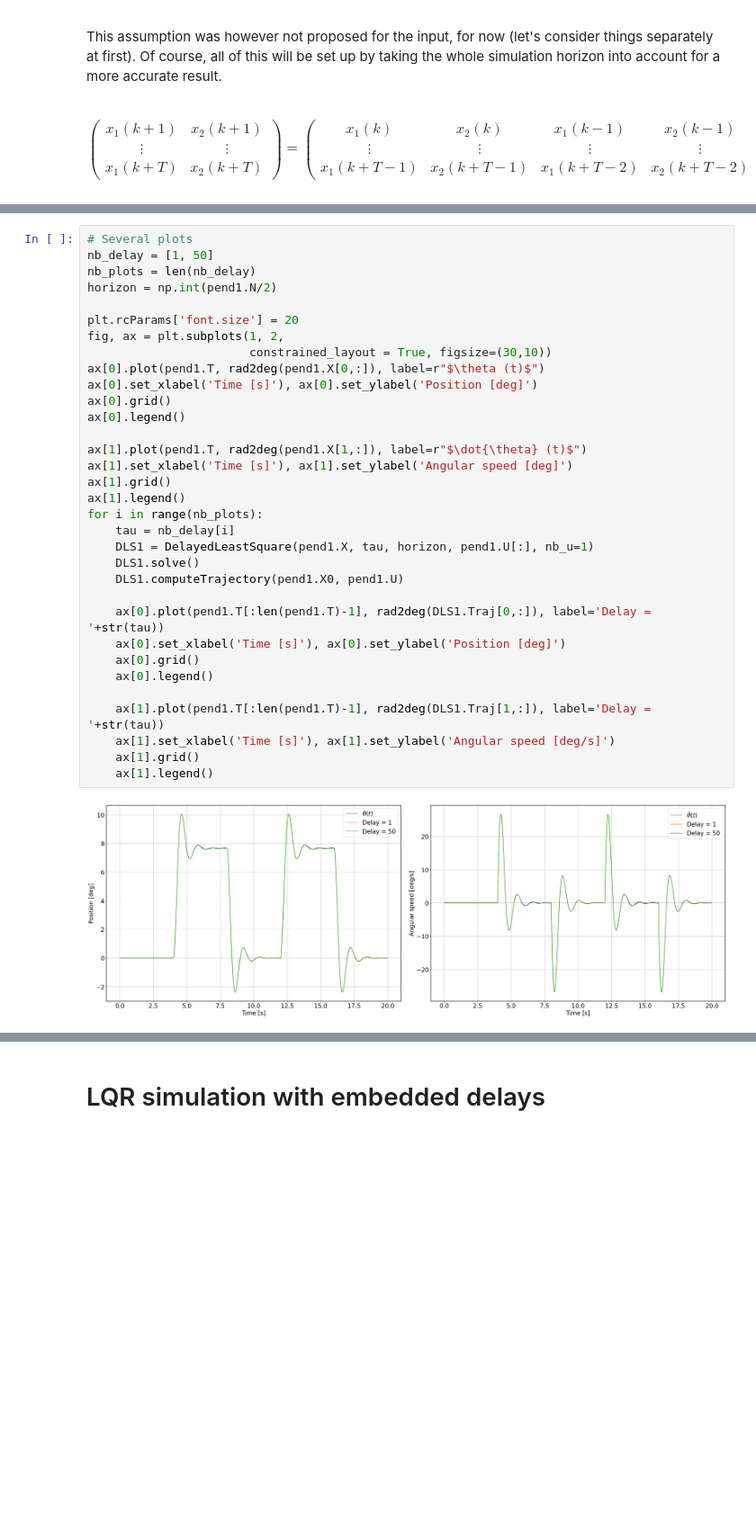
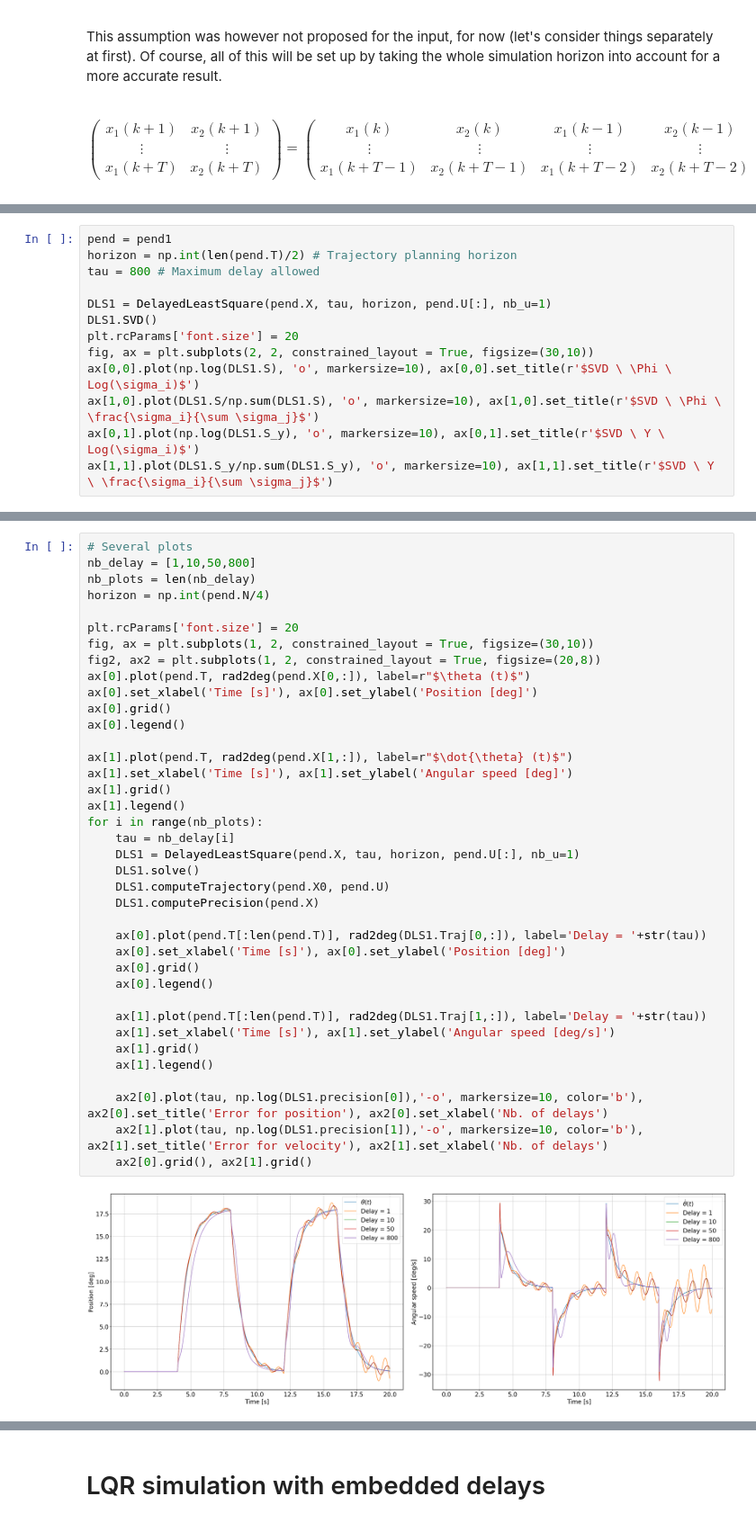
Before and after one commit to CedricFont/Subspace-learning-for-robot-application, a Jupyter notebook: LQR simulation/PendulumDelayEmbeddings.ipynb, the cells around one changed output, grey strips where cells are left out. Shown at 90% size. Saved outputs shown, nothing was run; the diff lists cells and outputs as text; blank space fills up the shorter version.

```diff
--- a/LQR simulation/PendulumDelayEmbeddings.ipynb
+++ b/LQR simulation/PendulumDelayEmbeddings.ipynb
@@ -100,0 +77,13 @@ B is :
+# %%
+pend = pend1
+horizon = np.int(len(pend.T)/2) # Trajectory planning horizon
+tau = 800 # Maximum delay allowed
+
+DLS1 = DelayedLeastSquare(pend.X, tau, horizon, pend.U[:], nb_u=1)
+DLS1.SVD()
+plt.rcParams['font.size'] = 20
+fig, ax = plt.subplots(2, 2, constrained_layout = True, figsize=(30,10))
+ax[0,0].plot(np.log(DLS1.S), 'o', markersize=10), ax[0,0].set_title(r'$SVD \ \Phi \ Log(\sigma_i)$')
+ax[1,0].plot(DLS1.S/np.sum(DLS1.S), 'o', markersize=10), ax[1,0].set_title(r'$SVD \ \Phi \ \frac{\sigma_i}{\sum \sigma_j}$')
+ax[0,1].plot(np.log(DLS1.S_y), 'o', markersize=10), ax[0,1].set_title(r'$SVD \ Y \ Log(\sigma_i)$')
+ax[1,1].plot(DLS1.S_y/np.sum(DLS1.S_y), 'o', markersize=10), ax[1,1].set_title(r'$SVD \ Y \ \frac{\sigma_i}{\sum \sigma_j}$')
@@ -101,35 +122,40 @@ B is :
 # %%
 # Several plots
-nb_delay = [1, 50]
+nb_delay = [1,10,50,800]
 nb_plots = len(nb_delay)
-horizon = np.int(pend1.N/2)
+horizon = np.int(pend.N/4)
 
 plt.rcParams['font.size'] = 20
-fig, ax = plt.subplots(1, 2,
-                       constrained_layout = True, figsize=(30,10))
-ax[0].plot(pend1.T, rad2deg(pend1.X[0,:]), label=r"$\theta (t)$")
+fig, ax = plt.subplots(1, 2, constrained_layout = True, figsize=(30,10))
+fig2, ax2 = plt.subplots(1, 2, constrained_layout = True, figsize=(20,8))
+ax[0].plot(pend.T, rad2deg(pend.X[0,:]), label=r"$\theta (t)$")
 ax[0].set_xlabel('Time [s]'), ax[0].set_ylabel('Position [deg]')
 ax[0].grid()
 ax[0].legend()
 
-ax[1].plot(pend1.T, rad2deg(pend1.X[1,:]), label=r"$\dot{\theta} (t)$")
+ax[1].plot(pend.T, rad2deg(pend.X[1,:]), label=r"$\dot{\theta} (t)$")
 ax[1].set_xlabel('Time [s]'), ax[1].set_ylabel('Angular speed [deg]')
 ax[1].grid()
 ax[1].legend()
 for i in range(nb_plots):
     tau = nb_delay[i]
-    DLS1 = DelayedLeastSquare(pend1.X, tau, horizon, pend1.U[:], nb_u=1)
+    DLS1 = DelayedLeastSquare(pend.X, tau, horizon, pend.U[:], nb_u=1)
     DLS1.solve()
-    DLS1.computeTrajectory(pend1.X0, pend1.U)
+    DLS1.computeTrajectory(pend.X0, pend.U)
+    DLS1.computePrecision(pend.X)
 
-    ax[0].plot(pend1.T[:len(pend1.T)-1], rad2deg(DLS1.Traj[0,:]), label='Delay = '+str(tau))
+    ax[0].plot(pend.T[:len(pend.T)], rad2deg(DLS1.Traj[0,:]), label='Delay = '+str(tau))
     ax[0].set_xlabel('Time [s]'), ax[0].set_ylabel('Position [deg]')
     ax[0].grid()
     ax[0].legend()
 
-    ax[1].plot(pend1.T[:len(pend1.T)-1], rad2deg(DLS1.Traj[1,:]), label='Delay = '+str(tau))
+    ax[1].plot(pend.T[:len(pend.T)], rad2deg(DLS1.Traj[1,:]), label='Delay = '+str(tau))
     ax[1].set_xlabel('Time [s]'), ax[1].set_ylabel('Angular speed [deg/s]')
     ax[1].grid()
     ax[1].legend()
+
+    ax2[0].plot(tau, np.log(DLS1.precision[0]),'-o', markersize=10, color='b'), ax2[0].set_title('Error for position'), ax2[0].set_xlabel('Nb. of delays')
+    ax2[1].plot(tau, np.log(DLS1.precision[1]),'-o', markersize=10, color='b'), ax2[1].set_title('Error for velocity'), ax2[1].set_xlabel('Nb. of delays')
+    ax2[0].grid(), ax2[1].grid()
 # %% [output]
-[figure, old version]
+[figure, new version]
```
Also changed, not shown: parts of 13 cells of this notebook, 1 other file.
